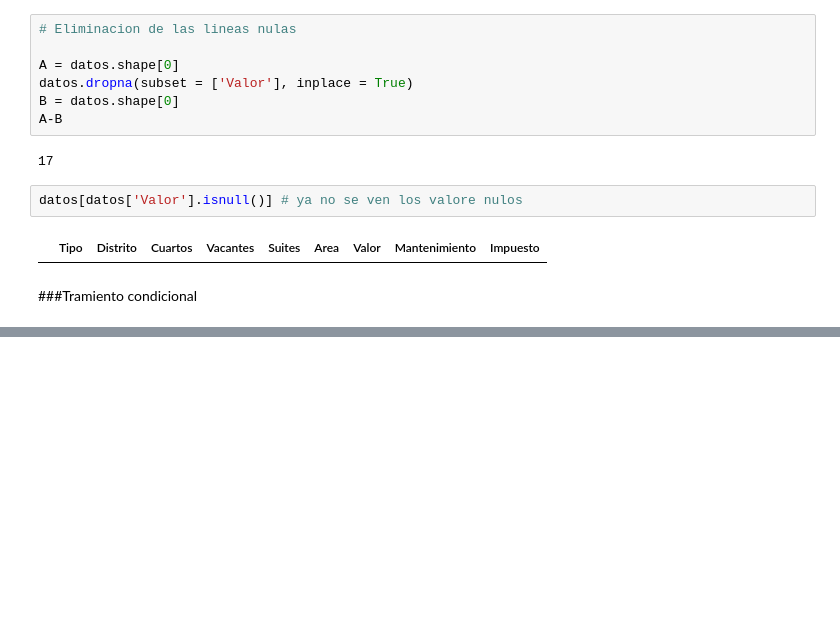
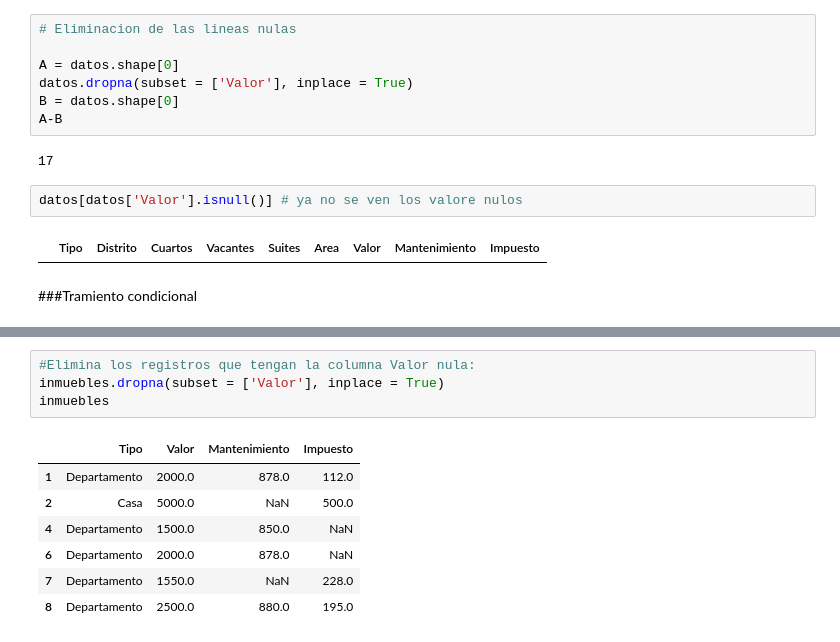
Before and after one commit to AdrianCPC/Data_analysis_rentals, a Jupyter notebook: Base_de_Datos.ipynb, the cells around one changed output, grey strips where cells are left out. Drawn from its saved outputs; the diff is of its cells as text; blank space fills up the shorter version.

```diff
--- a/Base_de_Datos.ipynb
+++ b/Base_de_Datos.ipynb
@@ -783,0 +879,12 @@ datos[datos['Valor'].isnull()] # ya no se ven los valore nulos
+# %%
+#Elimina los registros que tengan la columna Valor nula:
+inmuebles.dropna(subset = ['Valor'], inplace = True)
+inmuebles
+# %% [output]
+|  | Tipo | Valor | Mantenimiento | Impuesto |
+| 1 | Departamento | 2000.0 | 878.0 | 112.0 |
+| 2 | Casa | 5000.0 | NaN | 500.0 |
+| 4 | Departamento | 1500.0 | 850.0 | NaN |
+| 6 | Departamento | 2000.0 | 878.0 | NaN |
+| 7 | Departamento | 1550.0 | NaN | 228.0 |
+| 8 | Departamento | 2500.0 | 880.0 | 195.0 |
```
Also changed, not shown: parts of 16 cells of this notebook.
